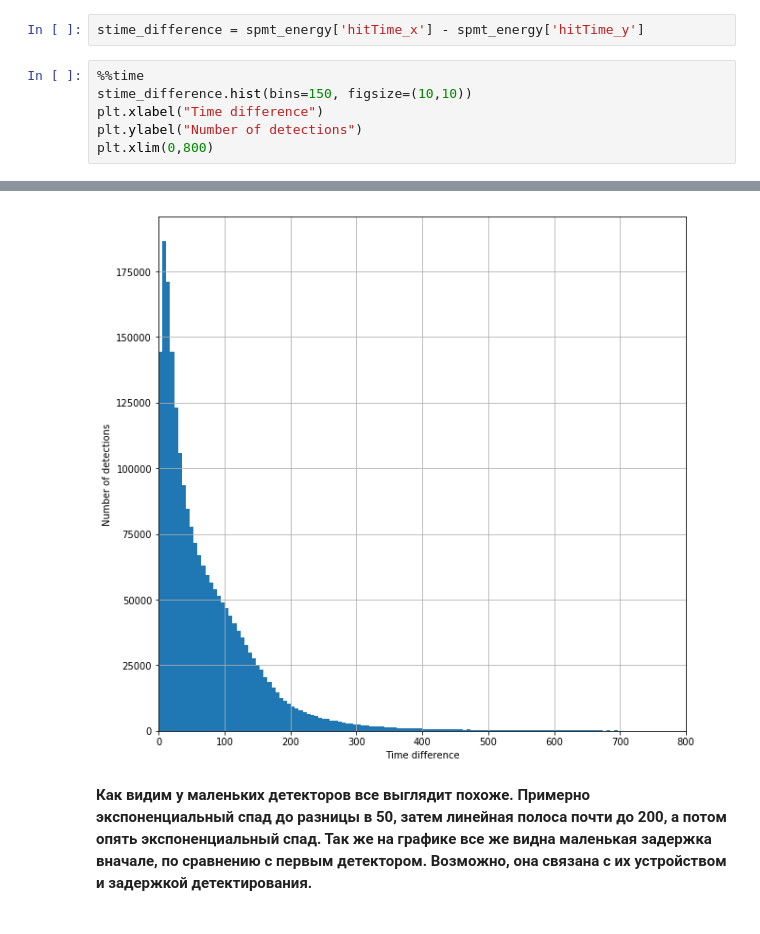
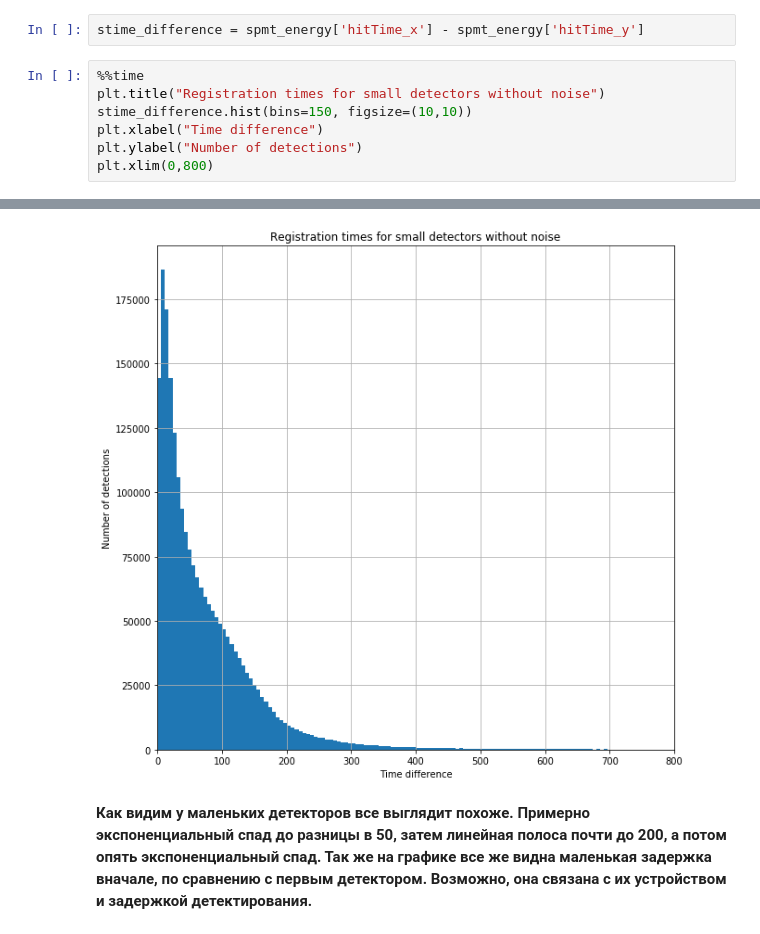
Before and after one commit to VProv/JUNO, a Jupyter notebook: notebooks/EDA.ipynb, the cells around one changed output, grey strips where cells are left out. Cells and saved outputs as stored; diff of their text form.

```diff
--- a/notebooks/EDA.ipynb
+++ b/notebooks/EDA.ipynb
@@ -194,6 +196,7 @@ spmt_energy[:3]
 stime_difference = spmt_energy['hitTime_x'] - spmt_energy['hitTime_y']
 # %%
 %%time
+plt.title("Registration times for small detectors without noise")
 stime_difference.hist(bins=150, figsize=(10,10))
 plt.xlabel("Time difference")
 plt.ylabel("Number of detections")
@@ -204,4 +207,4 @@ Wall time: 208 ms
-[figure, old version]
+[figure, new version]
 # %% [markdown]
 **Как видим у маленьких детекторов все выглядит похоже. Примерно экспоненциальный спад до разницы в 50, затем линейная полоса почти до 200, а потом опять экспоненциальный спад. Так же на графике все же видна маленькая задержка вначале, по сравнению с первым детектором. Возможно, она связана с их устройством и задержкой детектирования.**
 # %%
```
Also changed, not shown: parts of 9 cells of this notebook.
